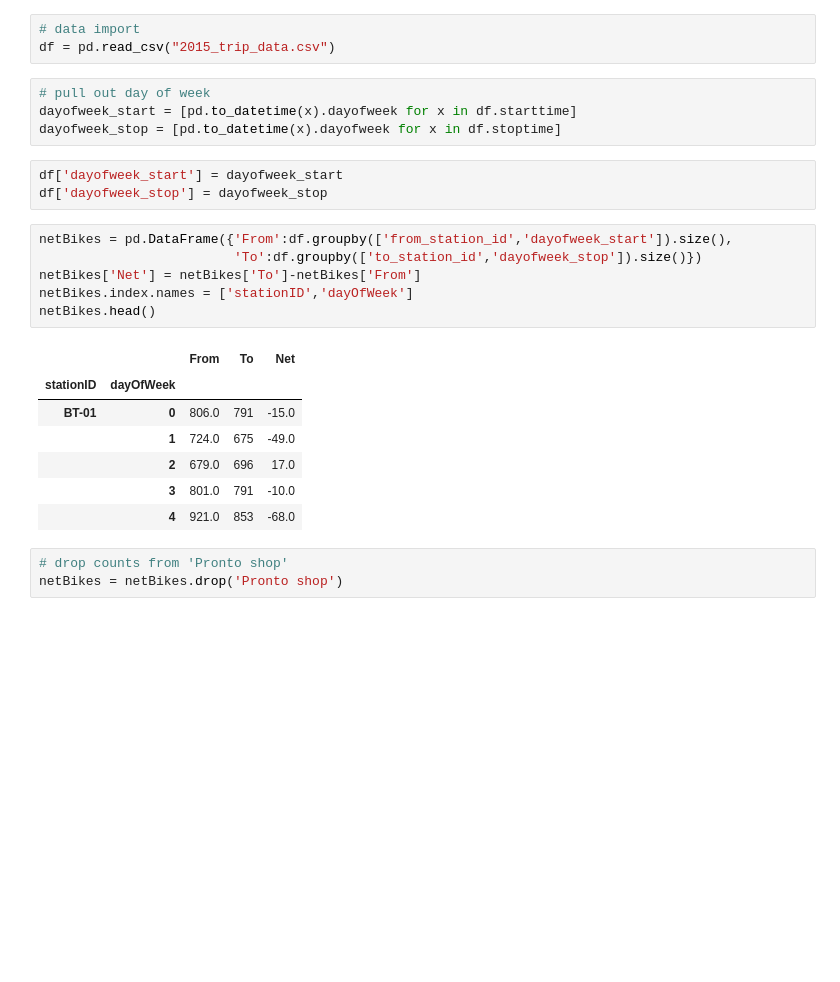
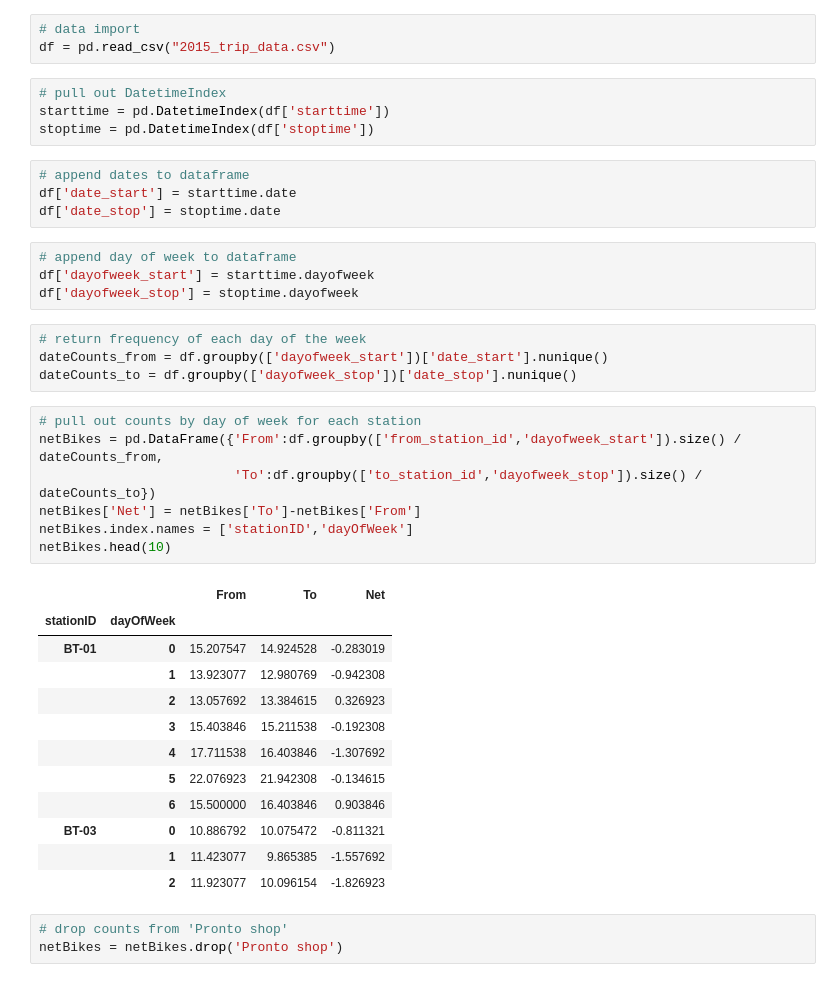
Before and after one commit to UWSEDS/hw3-rexthompson, a Jupyter notebook: Homework3.ipynb, the cells around one changed output. Drawn from its saved outputs; the diff is of its cells as text; blank space fills up the shorter version.

```diff
--- a/Homework3.ipynb
+++ b/Homework3.ipynb
@@ -13,26 +15,41 @@ import numpy as np
 # data import
 df = pd.read_csv("2015_trip_data.csv")
 # %%
-# pull out day of week
-dayofweek_start = [pd.to_datetime(x).dayofweek for x in df.starttime]
-dayofweek_stop = [pd.to_datetime(x).dayofweek for x in df.stoptime]
+# pull out DatetimeIndex
+starttime = pd.DatetimeIndex(df['starttime'])
+stoptime = pd.DatetimeIndex(df['stoptime'])
-# %%
-df['dayofweek_start'] = dayofweek_start
-df['dayofweek_stop'] = dayofweek_stop
+# %%
+# append dates to dataframe
+df['date_start'] = starttime.date
+df['date_stop'] = stoptime.date
+# %%
+# append day of week to dataframe
+df['dayofweek_start'] = starttime.dayofweek
+df['dayofweek_stop'] = stoptime.dayofweek
+# %%
+# return frequency of each day of the week
+dateCounts_from = df.groupby(['dayofweek_start'])['date_start'].nunique()
+dateCounts_to = df.groupby(['dayofweek_stop'])['date_stop'].nunique()
 # %%
-netBikes = pd.DataFrame({'From':df.groupby(['from_station_id','dayofweek_start']).size(),
-                         'To':df.groupby(['to_station_id','dayofweek_stop']).size()})
+# pull out counts by day of week for each station
+netBikes = pd.DataFrame({'From':df.groupby(['from_station_id','dayofweek_start']).size() / dateCounts_from,
+                         'To':df.groupby(['to_station_id','dayofweek_stop']).size() / dateCounts_to})
 netBikes['Net'] = netBikes['To']-netBikes['From']
 netBikes.index.names = ['stationID','dayOfWeek']
-netBikes.head()
+netBikes.head(10)
 # %% [output]
 |  |  | From | To | Net |
 | stationID | dayOfWeek |  |  |  |
-| BT-01 | 0 | 806.0 | 791 | -15.0 |
-|  | 1 | 724.0 | 675 | -49.0 |
-|  | 2 | 679.0 | 696 | 17.0 |
-|  | 3 | 801.0 | 791 | -10.0 |
-|  | 4 | 921.0 | 853 | -68.0 |
+| BT-01 | 0 | 15.207547 | 14.924528 | -0.283019 |
+|  | 1 | 13.923077 | 12.980769 | -0.942308 |
+|  | 2 | 13.057692 | 13.384615 | 0.326923 |
+|  | 3 | 15.403846 | 15.211538 | -0.192308 |
+|  | 4 | 17.711538 | 16.403846 | -1.307692 |
+|  | 5 | 22.076923 | 21.942308 | -0.134615 |
+|  | 6 | 15.500000 | 16.403846 | 0.903846 |
+| BT-03 | 0 | 10.886792 | 10.075472 | -0.811321 |
+|  | 1 | 11.423077 | 9.865385 | -1.557692 |
+|  | 2 | 11.923077 | 10.096154 | -1.826923 |
 # %%
 # drop counts from 'Pronto shop'
 netBikes = netBikes.drop('Pronto shop')
```
Also changed, not shown: parts of 5 cells of this notebook.
